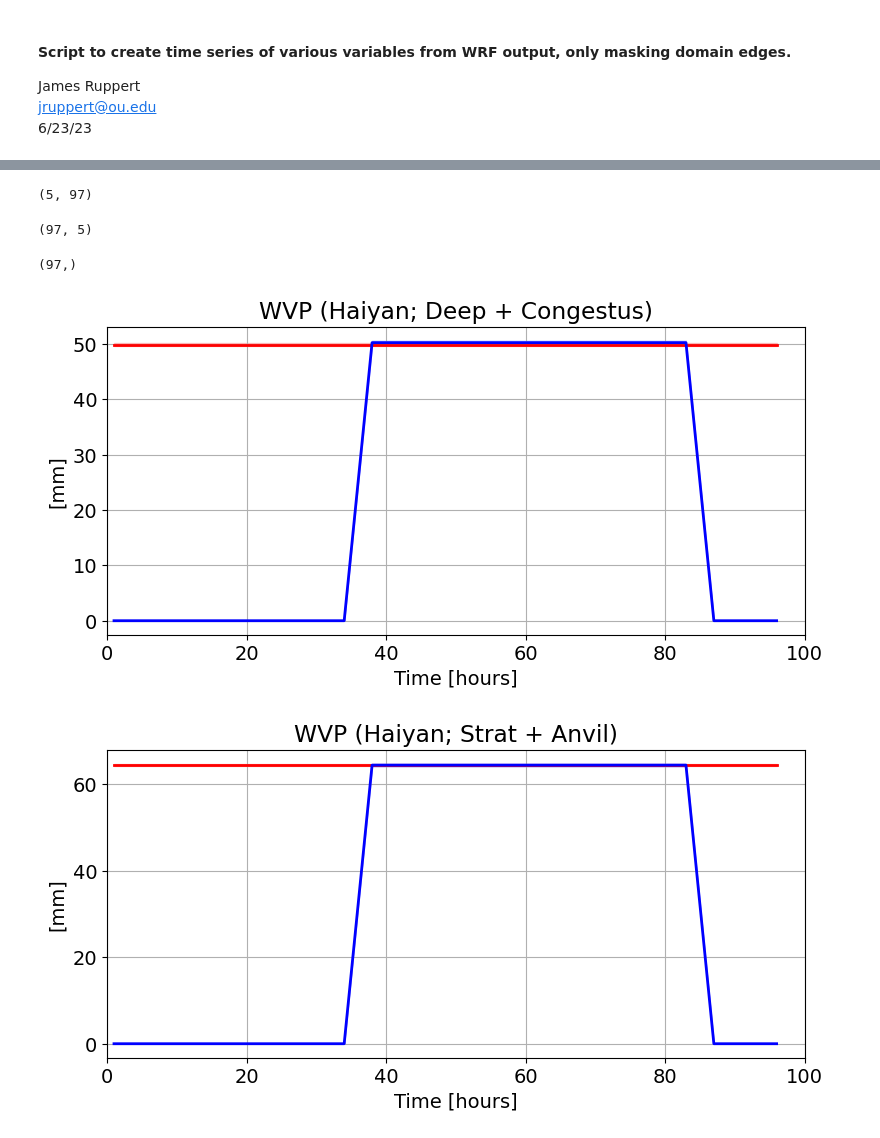
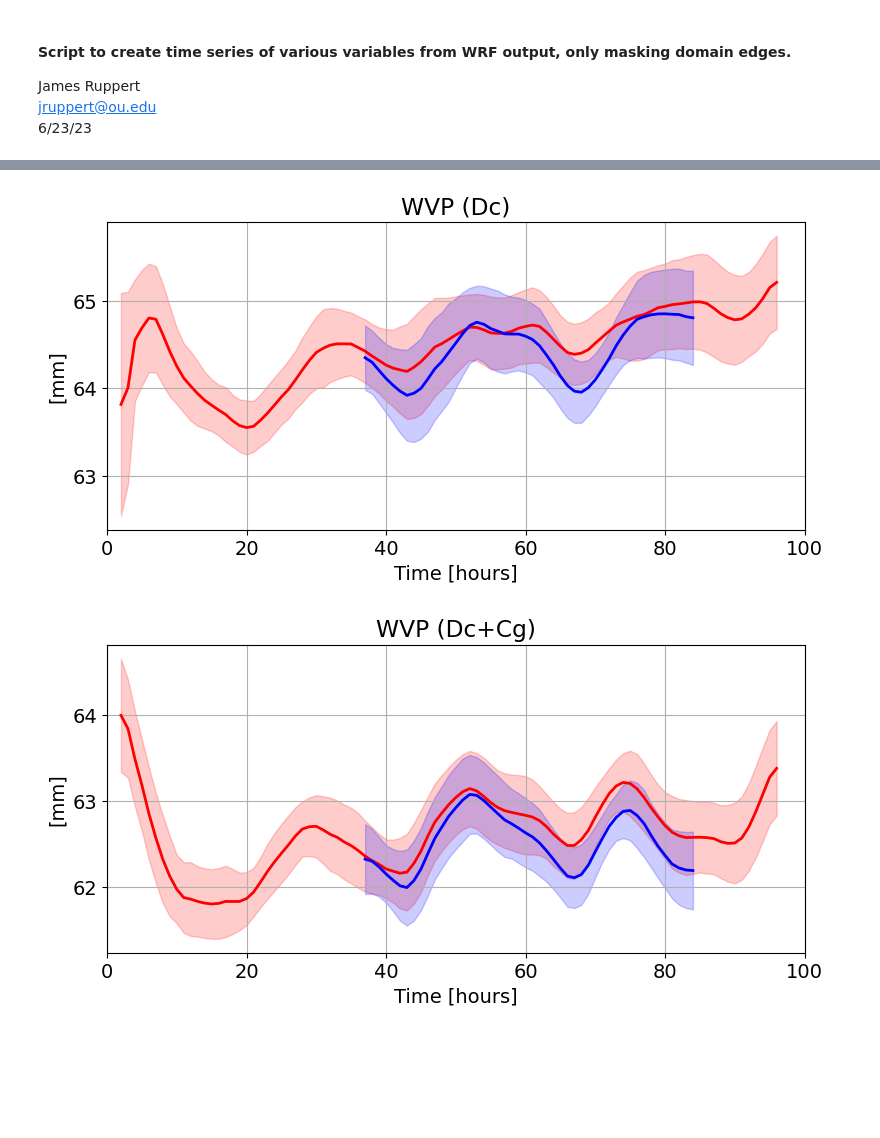
Before and after one commit to jhruppert/jhr-wrf-python, a Jupyter notebook: time_series_misc.ipynb, the cells around one changed output, grey strips where cells are left out. Saved outputs shown, nothing was run; the diff lists cells and outputs as text; code cells hidden in the pictures; blank space fills up the shorter version.

```diff
--- a/time_series_misc.ipynb
+++ b/time_series_misc.ipynb
@@ -30,15 +29,6 @@ storm = 'haiyan'
 nmem = 10 # number of ensemble members
 # nmem = 2
 
-# Variable
-varnames=['pw']
-
-# TC tracking
-# ptrack='600' # tracking pressure level
-# var_track = 'rvor' # variable
-# # rmax = 6 # radius (deg) limit for masking around TC center
-# rmax = 3 # radius (deg) limit for masking around TC center
-
 # #### Directories
 
 figdir = "/home/jamesrup/figures/tc/ens/time_series/"
@@ -272,15 +253,3 @@ ValueError: shape mismatch: value array of shape (5,97) could not be broadcast t
-# %%
-np.shape(krain_conditions(var, strat, vmfu, vmfd))
-# %% [output]
-(5, 97)
-# %%
-np.shape(var_sav[itest, imemb, :, times_itest])
-# %% [output]
-(97, 5)
-# %%
-times_itest.shape
-# %% [output]
-(97,)
 # %%
 # ### Plotting routines
 
@@ -290,6 +259,7 @@ font = {'family' : 'sans-serif',
 
 matplotlib.rc('font', **font)
 
+var_filled = np.ma.filled(var_sav, fill_value=np.nan)
 
 for krain in range(nrain):
 # for krain in range(1):
@@ -297,8 +267,8 @@ for krain in range(nrain):
     fig_extra=krain_label[krain]
     raintag=krain_title[krain]
 
-    var0 = var_sav[0,:,krain,:]
-    var1 = var_sav[1,:,krain,:]
+    var0 = var_filled[0,:,krain,:]
+    var1 = var_filled[1,:,krain,:]
 
     for ivar in varnames:
 
@@ -324,7 +294,8 @@ for krain in range(nrain):
         fig = plt.figure(figsize=(9,4))
         ax = fig.add_subplot(111)
 
-        ax.set_title(title_tag+' ('+storm.capitalize()+'; '+raintag+')')#, fontsize=20)
+        # ax.set_title(title_tag+' ('+storm.capitalize()+'; '+raintag+')')#, fontsize=20)
+        ax.set_title(title_tag+' ('+raintag+')')#, fontsize=20)
         ax.set_ylabel(ylabel)
         ax.set_xlabel('Time [hours]')
 
@@ -337,10 +308,10 @@ for krain in range(nrain):
         if (ivar == 5):
             if (krain == 2): plt.ylim([-50,50])
 
-        t_range=[30,80]
+        # t_range=[30,80]
         t_range=[0,100]
-        if storm == 'maria':
-            t_range=[40,90]
+        # if storm == 'maria':
+        #     t_range=[40,90]
 
         plt.xlim(t_range)
 
@@ -350,32 +321,32 @@ for krain in range(nrain):
         # Test 0
 
         mean_t0 = np.nanmean(var0, axis=0)
         std_t0 = np.nanstd(var0, axis=0)
 
         xdim = range(nt[0])
 
         plt.plot(xdim, mean_t0, linewidth=2, label=tests[0].upper(), color=color_t0, linestyle='solid')
         plt.fill_between(xdim, mean_t0 + std_t0, mean_t0 - std_t0, alpha=0.2, color=color_t0)
 
         # Test 1
 
         mean_t1 = np.nanmean(var1, axis=0)
         std_t1 = np.nanstd(var1, axis=0)
 
         plt.plot(xdim, mean_t1, linewidth=2, label=tests[0].upper(), color=color_t1, linestyle='solid')
         plt.fill_between(xdim, mean_t1 + std_t1, mean_t1 - std_t1, alpha=0.2, color=color_t1)
 
         plt.grid()
 
         # plt.legend(loc="upper right")
 
         figdir2 = figdir+'all/'
         # figname=figdir2+'tser_'+storm+'_'+figtag+'_'+fig_extra+'_rmax'+rmax_str+'deg.png'
         figname=figdir2+'tser_'+storm+'_'+figtag+'_'+fig_extra+'.png'
         plt.savefig(figname,dpi=200, facecolor='white', \
                     bbox_inches='tight', pad_inches=0.2)
         plt.show()
         plt.close()
 # %% [output]
-[figure, old version]
+[figure, new version]
-[figure, old version]
+[figure, new version]
```
Also changed, not shown: parts of 8 cells of this notebook, 1 other file.
